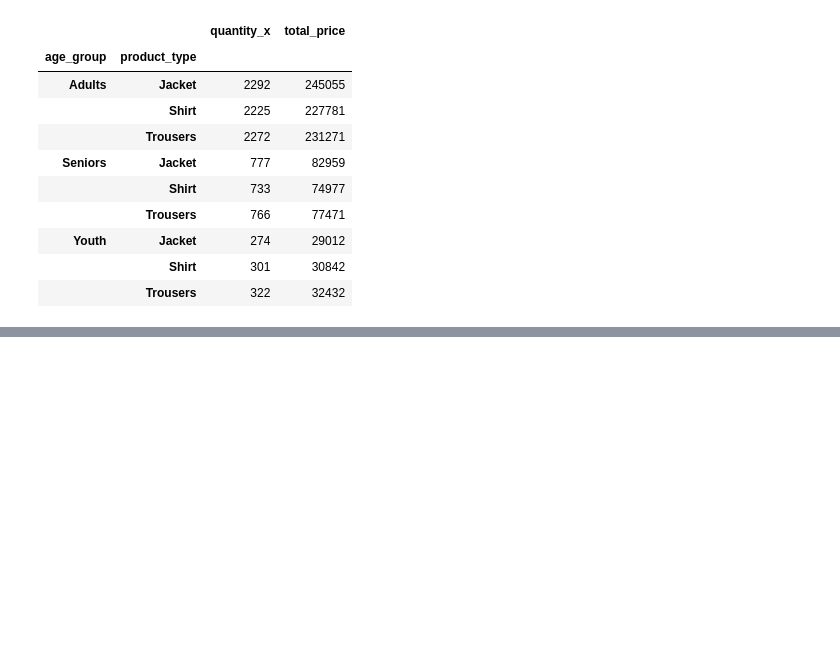
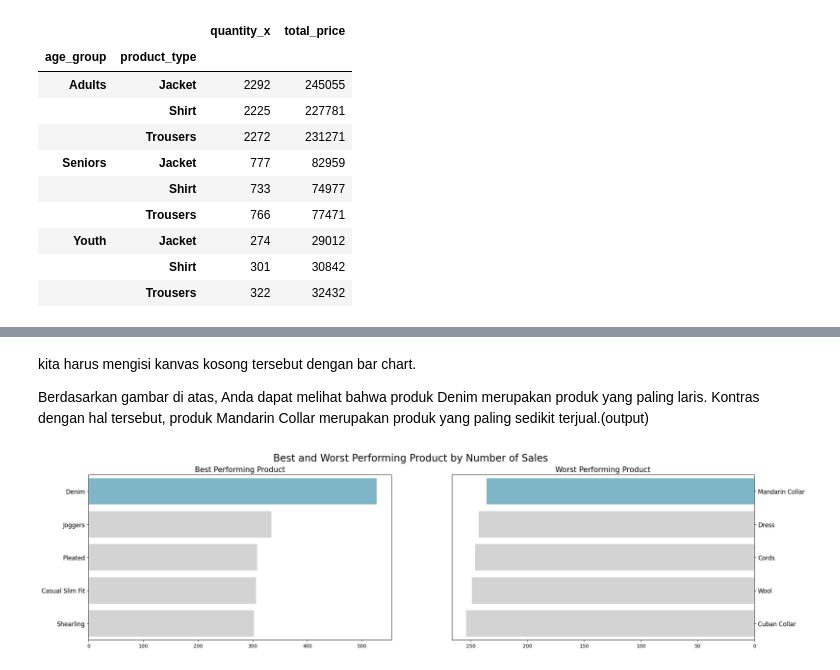
Before and after one commit to fadel11-hub/Data-analyst, a Jupyter notebook: Learn_Data_Analysis_with_Python_Dicoding.ipynb, the cells around one changed output, grey strips where cells are left out. Saved outputs shown, nothing was run; the diff lists cells and outputs as text; code cells hidden in the pictures; blank space fills up the shorter version.

```diff
--- a/Learn_Data_Analysis_with_Python_Dicoding.ipynb
+++ b/Learn_Data_Analysis_with_Python_Dicoding.ipynb
@@ -865,0 +945,3 @@ all_df.groupby(by=['age_group', 'product_type']).agg({
+# %%
+sum_order_items_df = all_df.groupby("product_name").quantity_x.sum().sort_values(ascending=False).reset_index()
+sum_order_items_df.head(15)
@@ -865,0 +973,28 @@ all_df.groupby(by=['age_group', 'product_type']).agg({
+# %% [markdown]
+kita harus mengisi kanvas kosong tersebut dengan bar chart.
+
+Berdasarkan gambar di atas, Anda dapat melihat bahwa produk Denim merupakan produk yang paling laris. Kontras dengan hal tersebut, produk Mandarin Collar merupakan produk yang paling sedikit terjual.(output)
+# %%
+fig, ax = plt.subplots(nrows=1, ncols=2, figsize=(24, 6))
+
+colors = ["#72BCD4", "#D3D3D3", "#D3D3D3", "#D3D3D3", "#D3D3D3"]
+
+sns.barplot(x="quantity_x", y="product_name", data=sum_order_items_df.head(5), palette=colors, ax=ax[0])
+ax[0].set_ylabel(None)
+ax[0].set_xlabel(None)
+ax[0].set_title("Best Performing Product", loc="center", fontsize=15)
+ax[0].tick_params(axis ='y', labelsize=12)
+
+sns.barplot(x="quantity_x", y="product_name", data=sum_order_items_df.sort_values(by="quantity_x", ascending=True).head(5), palette=colors, ax=ax[1])
+ax[1].set_ylabel(None)
+ax[1].set_xlabel(None)
+ax[1].invert_xaxis()
+ax[1].yaxis.set_label_position("right")
+ax[1].yaxis.tick_right()
+ax[1].set_title("Worst Performing Product", loc="center", fontsize=15)
+ax[1].tick_params(axis='y', labelsize=12)
+
+plt.suptitle("Best and Worst Performing Product by Number of Sales", fontsize=20)
+plt.show()
+# %% [output]
+[figure, added]
```
Also changed, not shown: parts of 25 cells of this notebook.
